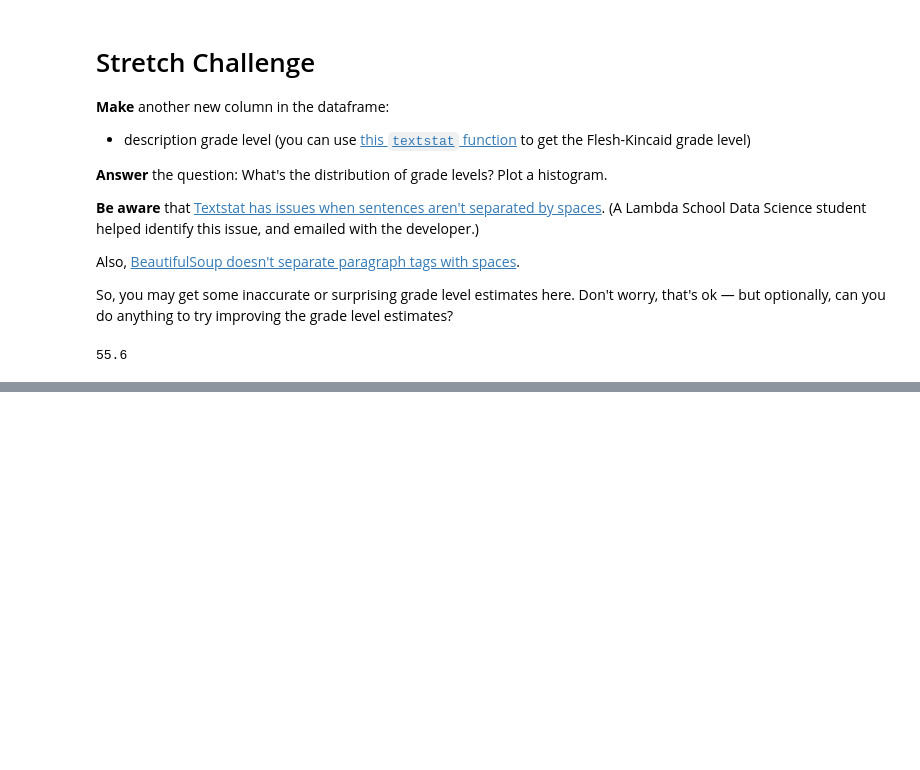
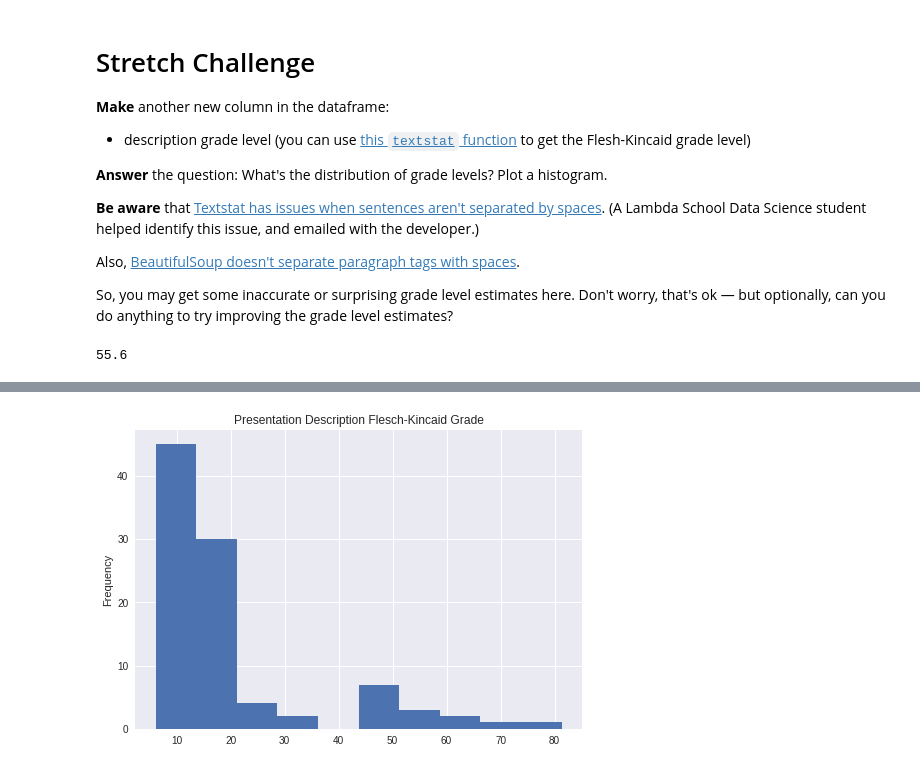
Before and after one commit to standroidbeta/DS-Unit-1-Sprint-2-Data-Wrangling, a Jupyter notebook: module1-scrape-and-process-data/LS_DS_121_Scrape_and_process_data.ipynb, the cells around one changed output, grey strips where cells are left out. Drawn from its saved outputs; the diff is of its cells as text; code cells hidden in the pictures; blank space fills up the shorter version.

```diff
--- a/module1-scrape-and-process-data/LS_DS_121_Scrape_and_process_data.ipynb
+++ b/module1-scrape-and-process-data/LS_DS_121_Scrape_and_process_data.ipynb
@@ -794,2 +796,6 @@ textstat.flesch_kincaid_grade('.presentaion-description')
 # %% [output]
 55.6
+# %%
+desc_df['Presentation Description Flesch-Kincaid Grade'] = desc_df['Presentation Description'].apply(textstat.flesch_kincaid_grade)
+
+desc_df.head()
@@ -795,0 +809,5 @@ textstat.flesch_kincaid_grade('.presentaion-description')
+# %%
+title = "Presentation Description Flesch-Kincaid Grade"
+desc_df['Presentation Description Flesch-Kincaid Grade'].plot.hist(title=title);
+# %% [output]
+[figure, added]
```
Also changed, not shown: parts of 2 cells of this notebook.
